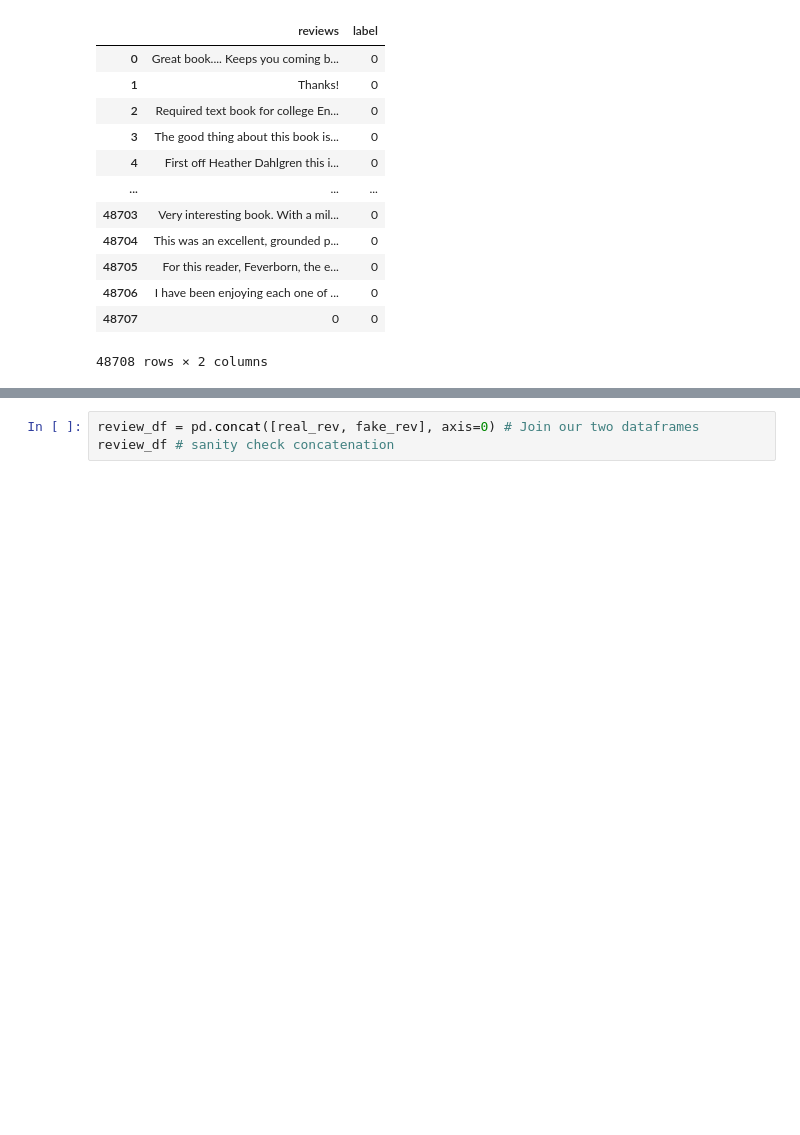
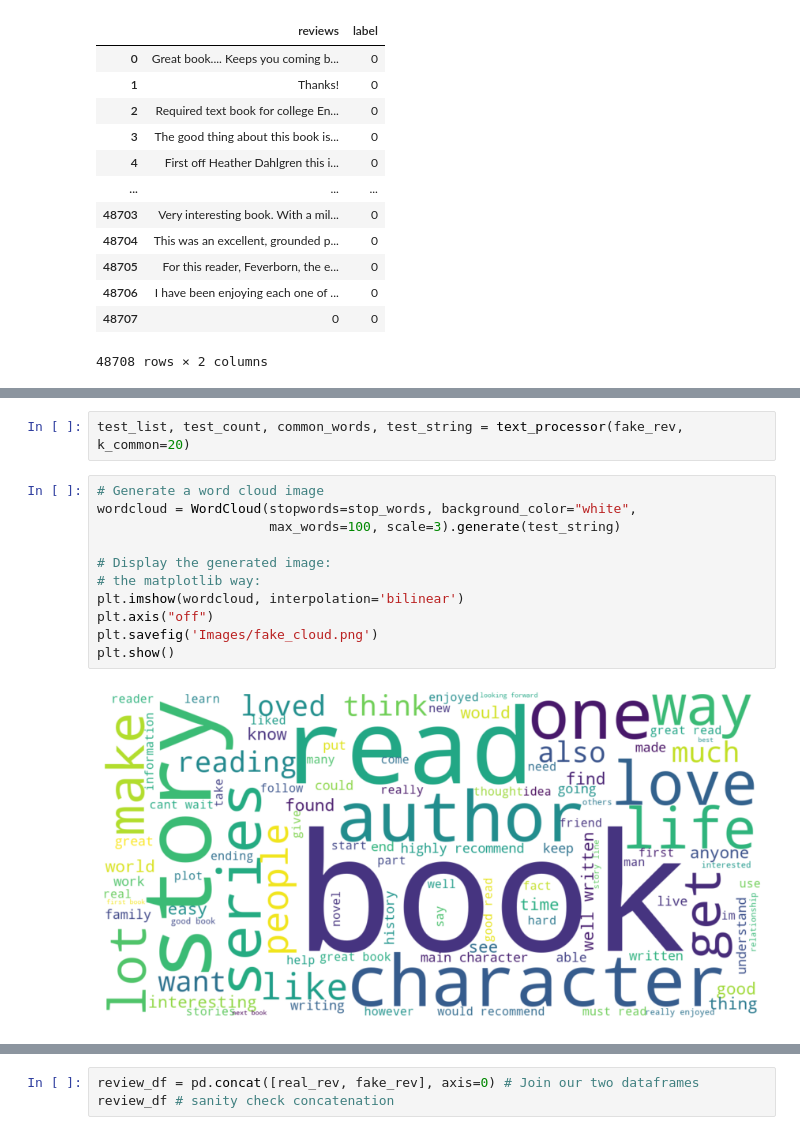
Before and after one commit to emperorner0/AI_Generated_Review_Detection_in_Book_Reviews, a Jupyter notebook: Classifier_with_BERT.ipynb, the cells around one changed output, grey strips where cells are left out. Drawn from its saved outputs; the diff is of its cells as text; blank space fills up the shorter version.

```diff
--- a/Classifier_with_BERT.ipynb
+++ b/Classifier_with_BERT.ipynb
@@ -197,0 +273,15 @@ display(real_rev)
+# %%
+test_list, test_count, common_words, test_string = text_processor(fake_rev, k_common=20)
+# %%
+# Generate a word cloud image
+wordcloud = WordCloud(stopwords=stop_words, background_color="white",
+                      max_words=100, scale=3).generate(test_string)
+
+# Display the generated image:
+# the matplotlib way:
+plt.imshow(wordcloud, interpolation='bilinear')
+plt.axis("off")
+plt.savefig('Images/fake_cloud.png')
+plt.show()
+# %% [output]
+[figure, added]
```
Also changed, not shown: parts of 36 cells of this notebook, 8 other files.
